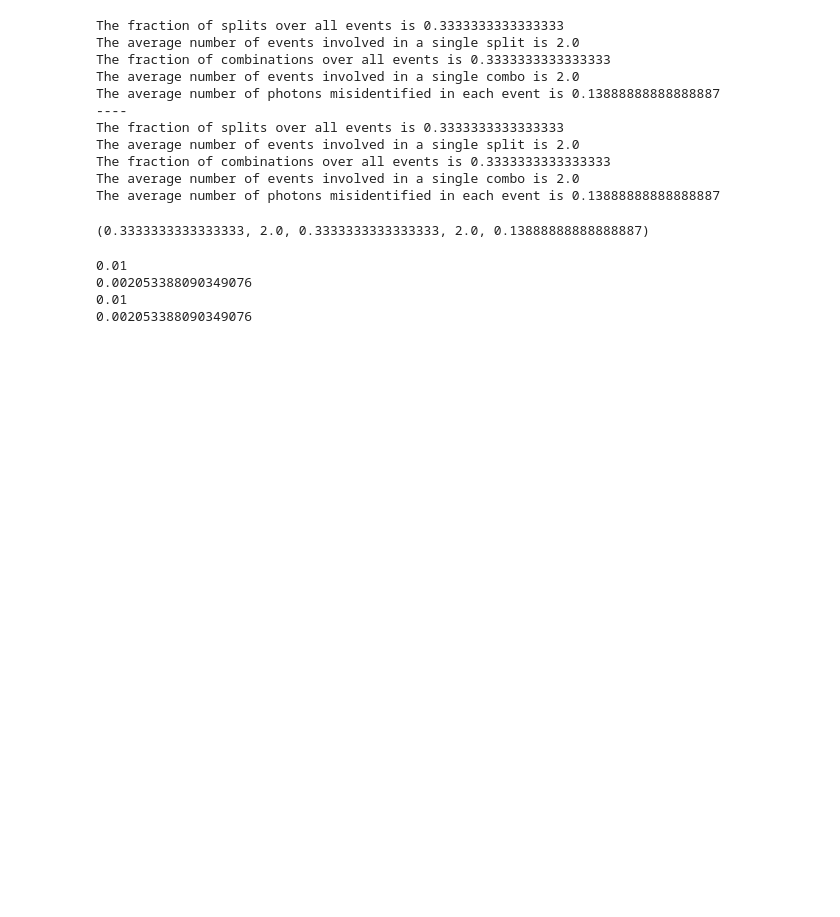
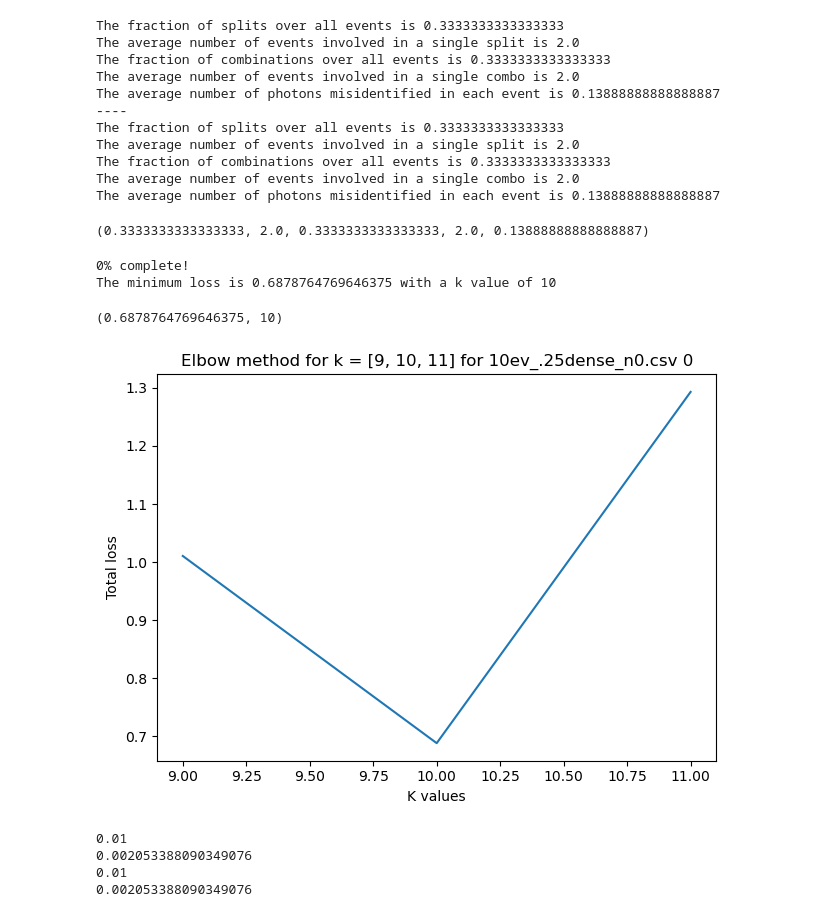
Before and after one commit to camilleqg/Downloads, a Jupyter notebook: kmeans.ipynb, the cells around one changed output. Drawn from its saved outputs; the diff is of its cells as text; code cells hidden in the pictures; blank space fills up the shorter version.

Commit message:
added plotting for the best k value files

```diff
--- a/kmeans.ipynb
+++ b/kmeans.ipynb
@@ -343,16 +345,6 @@ The average number of photons misidentified in each event is 0.13888888888888887
 (0.3333333333333333, 2.0, 0.3333333333333333, 2.0, 0.13888888888888887)
 # %%
 # ELBOW METHOD
-def compute_loss(args):
-    """Standalone function for parallel execution."""
-    kval, data_tensor, labels, coeff, iterations = args
-    ai_labels, centroids = kmeans_gpu(data_tensor, k=kval, max_iters=iterations)
-    frac_splits, ev_per_split, frac_combos, ev_per_combo, avg_misIDs = truth_based_loss(true_labels=labels, ai_labels=ai_labels)
-    total_loss = np.dot(coeff, [avg_misIDs, frac_splits, frac_combos])
-    return kval, total_loss
-
-import multiprocessing as mp
-from tqdm import tqdm
 def elbowmeth(int_range, datafile, folder=None, iterations=None, pltfile=None, pltnum=None, weighted = True):
     '''will perform the elbow method on a given dataset for a given range of k integers and return the k value with the lowest loss, as well as the value of that loss
     and a plot demonstrating the loss'''
@@ -364,16 +356,17 @@ def elbowmeth(int_range, datafile, folder=None, iterations=None, pltfile=None, p
     sources = scaler.fit_transform(sources)
     # turn data into a tensor
     data_tensor = torch.Tensor(data)
+    total_losses = []
 
-    coeff = [1,2,3] if weighted else [1,1,1]
+    coeff = [1,1,1]
 
-    args_list = [(k, data_tensor, labels, coeff, iterations) for k in int_range]
-
-    with mp.Pool(processes=len(int_range)) as pool:
-        results = list(pool.imap(compute_loss, args_list))
-
-    results.sort()
-    k_values, total_losses = zip(*results)
+    for kval in int_range:
+        ai_labels, centroids = kmeans_gpu(data_tensor, k=kval, max_iters=iterations)
+        frac_splits, ev_per_split, frac_combos, ev_per_combo, avg_misIDs = truth_based_loss(true_labels = labels, ai_labels=ai_labels)
+        if weighted:
+            coeff = [1,2,3]
+        total_loss = np.dot(coeff, [avg_misIDs, frac_splits, frac_combos])
+        total_losses.append(total_loss)
 
     if pltnum%5 == 0:
         #generate plot for every fifth iteration
@@ -384,12 +377,20 @@ def elbowmeth(int_range, datafile, folder=None, iterations=None, pltfile=None, p
         plt.title(f"Elbow method for k = {int_range} for {datafile} {pltnum}")
         plt.tight_layout()
         plt.savefig(pltfile)
+        print(f"{pltnum}% complete!")
 
     min_loss = np.min(total_losses)
-    min_k = k_values[total_losses.index(min_loss)]
+    min_k = int_range[total_losses.index(min_loss)]
 
     print(f"The minimum loss is {min_loss} with a k value of {min_k}")
     return min_loss, min_k
+# %%
+elbowmeth([9,10,11], datafile = '10ev_.25dense_n0', iterations = 10, pltfile = 'test.png', pltnum=0)
+# %% [output]
+0% complete!
+The minimum loss is 0.6878764769646375 with a k value of 10
+(0.6878764769646375, 10)
+[figure, added]
 # %%
 from segmentation_sim import new_parallel_sim # this only works if parsed arguments in segmentation_sim.py are commented out!
 # %%
```
Also changed, not shown: parts of 4 cells of this notebook.
